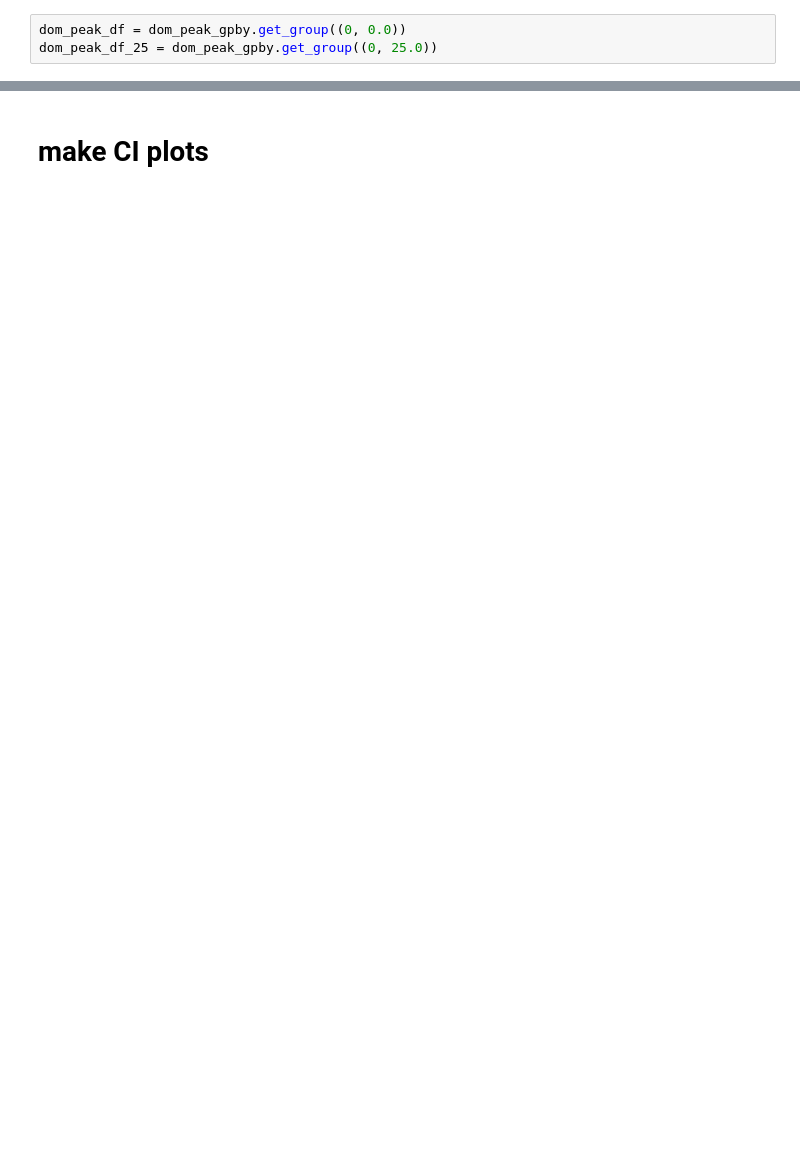
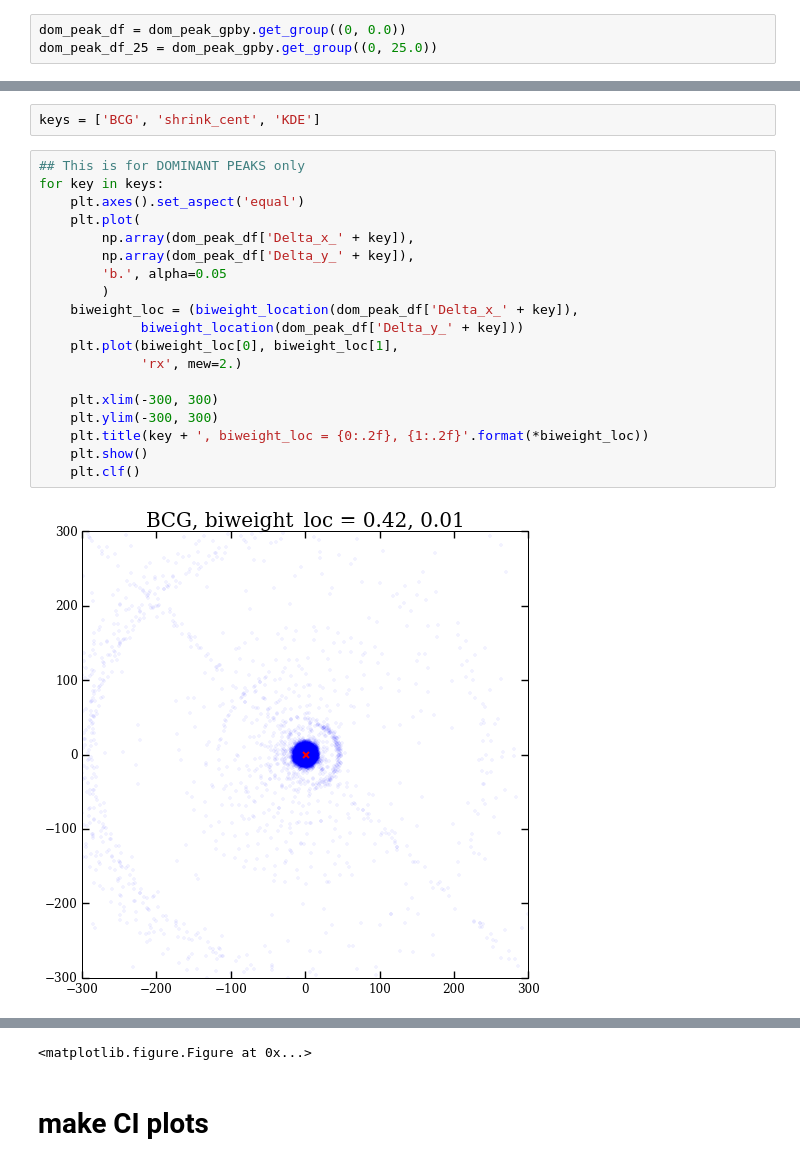
Before and after one commit to karenyyng/galaxy_DM_offset, a Jupyter notebook: code/analyses/fig5_offset_distribution.ipynb, the cells around one changed output, grey strips where cells are left out. Saved outputs shown, nothing was run; the diff lists cells and outputs as text; blank space fills up the shorter version.

```diff
--- a/code/analyses/fig5_offset_distribution.ipynb
+++ b/code/analyses/fig5_offset_distribution.ipynb
@@ -150,0 +127,23 @@ dom_peak_df_25.loc[:, (stat)] = dom_peak_df_25.loc[:, (stat)].apply(
+# %%
+keys = ['BCG', 'shrink_cent', 'KDE']
+# %%
+## This is for DOMINANT PEAKS only
+for key in keys:
+    plt.axes().set_aspect('equal')
+    plt.plot(
+        np.array(dom_peak_df['Delta_x_' + key]),
+        np.array(dom_peak_df['Delta_y_' + key]),
+        'b.', alpha=0.05
+        )
+    biweight_loc = (biweight_location(dom_peak_df['Delta_x_' + key]),
+             biweight_location(dom_peak_df['Delta_y_' + key]))
+    plt.plot(biweight_loc[0], biweight_loc[1],
+             'rx', mew=2.)
+
+    plt.xlim(-300, 300)
+    plt.ylim(-300, 300)
+    plt.title(key + ', biweight_loc = {0:.2f}, {1:.2f}'.format(*biweight_loc))
+    plt.show()
+    plt.clf()
+# %% [output]
+[figure, added]
@@ -151,2 +152,3 @@ dom_peak_df_25.loc[:, (stat)] = dom_peak_df_25.loc[:, (stat)].apply(
+<matplotlib.figure.Figure at 0x...>
 # %% [markdown]
 # make CI plots
```
Also changed, not shown: parts of 26 cells of this notebook, 10 other files.
